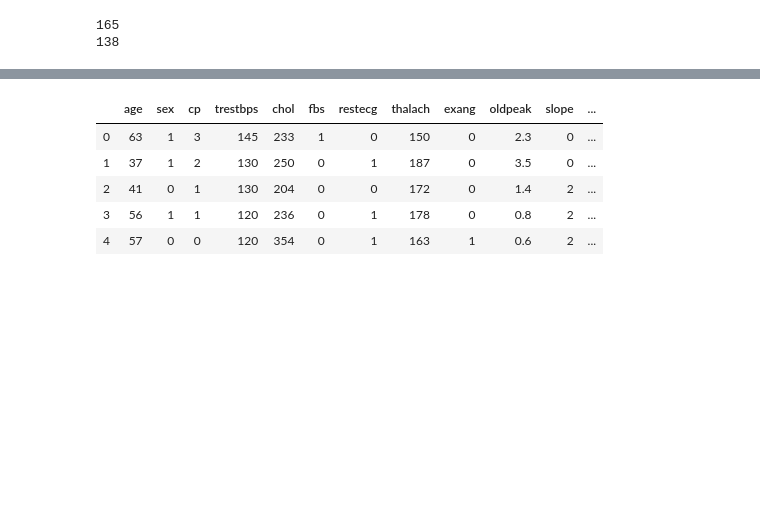
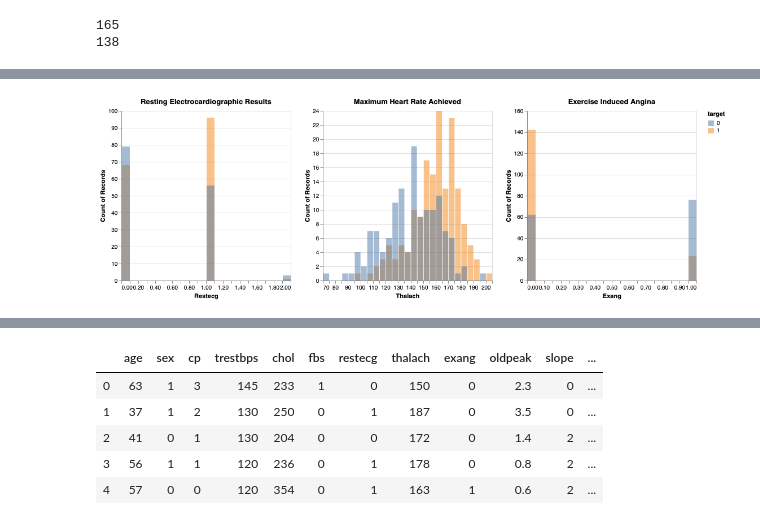
Before and after one commit to camadi/Heart-Disease-Prediction, a Jupyter notebook: Heart-Disease-Analysis.ipynb, the cells around one changed output, grey strips where cells are left out. Drawn from its saved outputs; the diff is of its cells as text; code cells hidden in the pictures; blank space fills up the shorter version.

```diff
--- a/Heart-Disease-Analysis.ipynb
+++ b/Heart-Disease-Analysis.ipynb
@@ -220,0 +230,4 @@ plots[]
+# %%
+plots[6]|plots[7]|plots[8]
+# %% [output]
+[figure, added]
```
Also changed, not shown: parts of 8 cells of this notebook.
